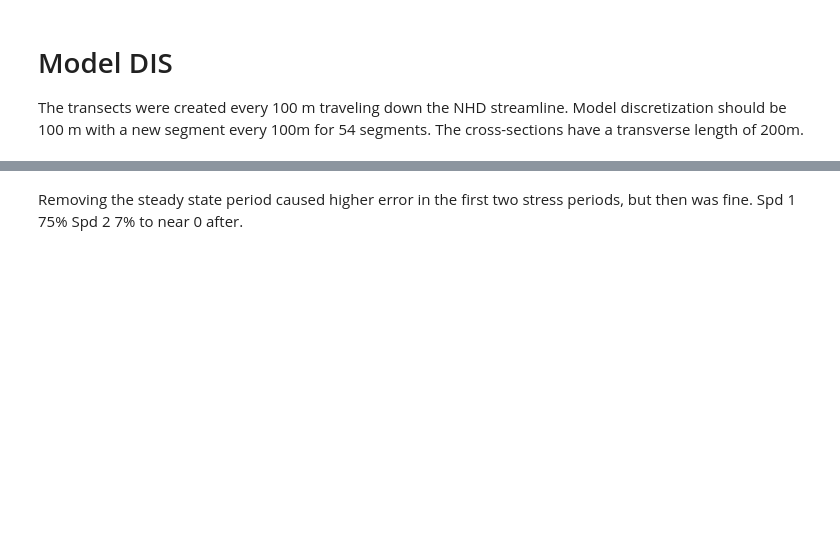
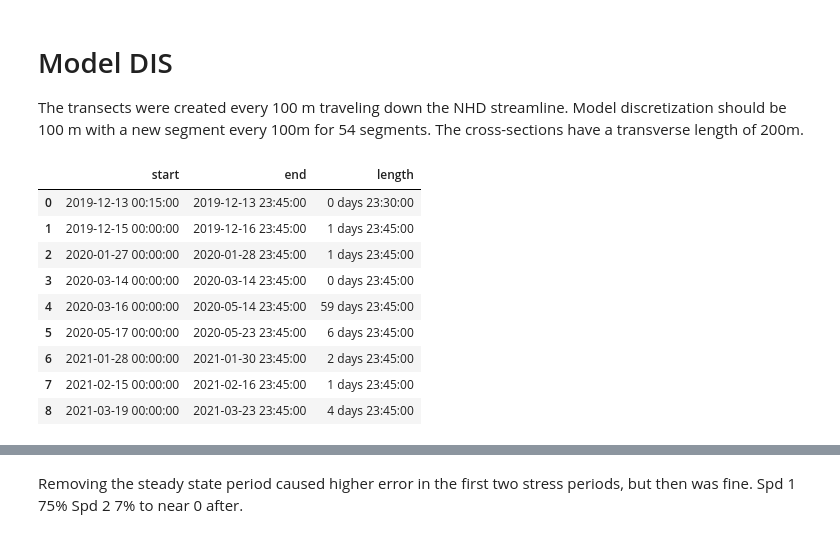
Before and after one commit to andrewcalderwood/CosumnesRiverRecharge, a Jupyter notebook: Projects/Streambed_seepage/1D Streambed seepage.ipynb, the cells around one changed output, grey strips where cells are left out. Saved outputs shown, nothing was run; the diff lists cells and outputs as text; code cells hidden in the pictures; blank space fills up the shorter version.

```diff
--- a/Projects/Streambed_seepage/1D Streambed seepage.ipynb
+++ b/Projects/Streambed_seepage/1D Streambed seepage.ipynb
@@ -139,6 +157,17 @@ rotation=0
 # %%
 events = pd.read_csv(dat_dir+'event_dates.csv',index_col=0,parse_dates=['start','end']).dropna(axis=0)
 
 events['length'] = events.end-events.start
-# events
+events
+# %% [output]
+|  | start | end | length |
+| 0 | 2019-12-13 00:15:00 | 2019-12-13 23:45:00 | 0 days 23:30:00 |
+| 1 | 2019-12-15 00:00:00 | 2019-12-16 23:45:00 | 1 days 23:45:00 |
+| 2 | 2020-01-27 00:00:00 | 2020-01-28 23:45:00 | 1 days 23:45:00 |
+| 3 | 2020-03-14 00:00:00 | 2020-03-14 23:45:00 | 0 days 23:45:00 |
+| 4 | 2020-03-16 00:00:00 | 2020-05-14 23:45:00 | 59 days 23:45:00 |
+| 5 | 2020-05-17 00:00:00 | 2020-05-23 23:45:00 | 6 days 23:45:00 |
+| 6 | 2021-01-28 00:00:00 | 2021-01-30 23:45:00 | 2 days 23:45:00 |
+| 7 | 2021-02-15 00:00:00 | 2021-02-16 23:45:00 | 1 days 23:45:00 |
+| 8 | 2021-03-19 00:00:00 | 2021-03-23 23:45:00 | 4 days 23:45:00 |
 # %% [markdown]
```
Also changed, not shown: parts of 29 cells of this notebook.
